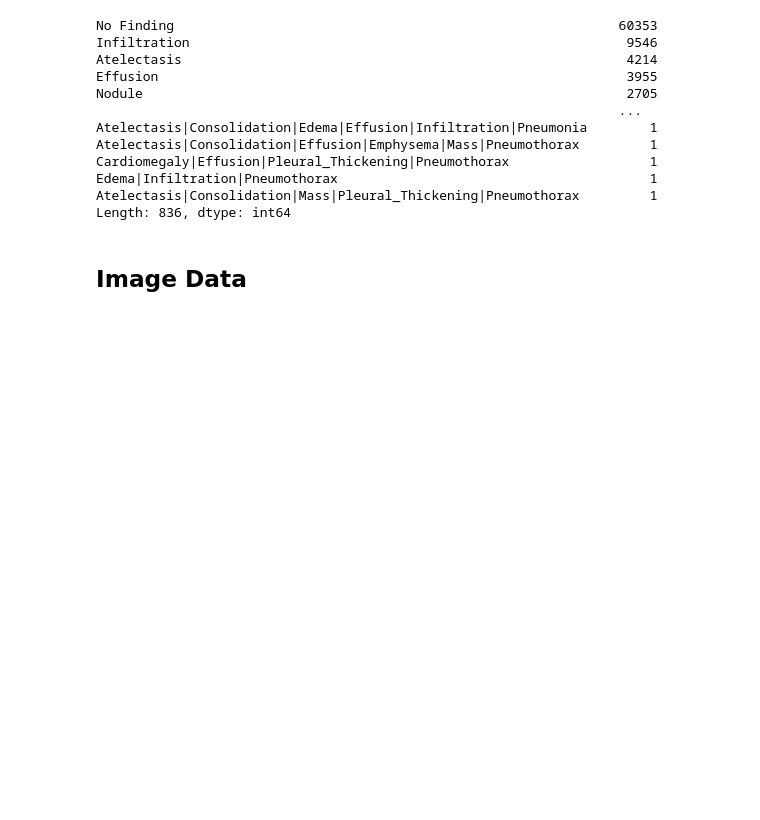
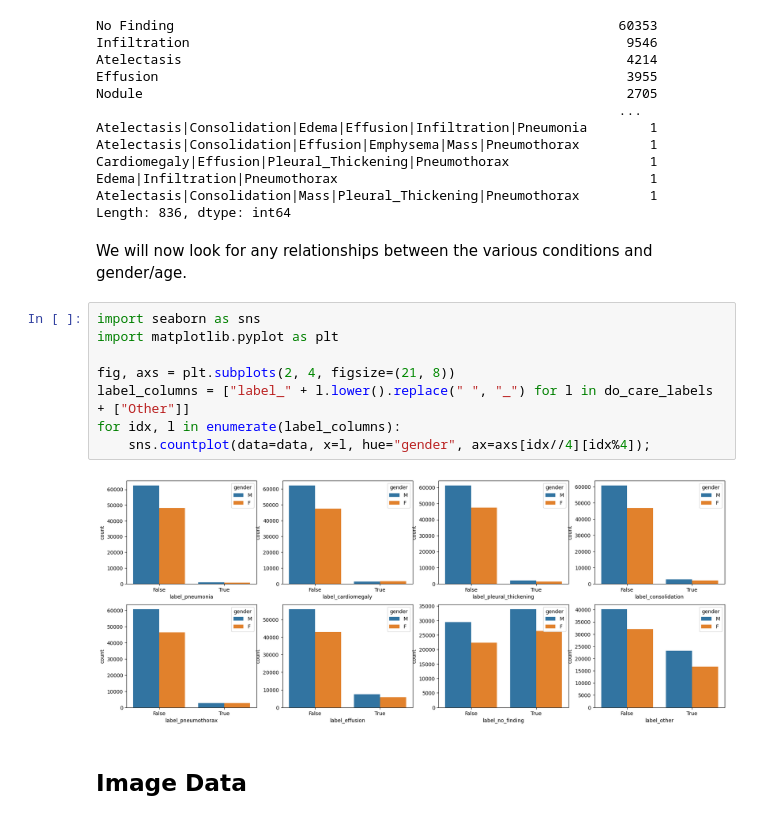
Before and after one commit to niccoulson/CXRay, a Jupyter notebook: notebooks/eda.ipynb, the cells around one changed output. Drawn from its saved outputs; the diff is of its cells as text; blank space fills up the shorter version.

Commit message:
Added some charts... need to think about it more...

```diff
--- a/notebooks/eda.ipynb
+++ b/notebooks/eda.ipynb
@@ -150,6 +150,18 @@ Cardiomegaly|Effusion|Pleural_Thickening|Pneumothorax                  1
 Edema|Infiltration|Pneumothorax                                        1
 Atelectasis|Consolidation|Mass|Pleural_Thickening|Pneumothorax         1
 Length: 836, dtype: int64
+# %% [markdown]
+We will now look for any relationships between the various conditions and gender/age.
+# %%
+import seaborn as sns
+import matplotlib.pyplot as plt
+
+fig, axs = plt.subplots(2, 4, figsize=(21, 8))
+label_columns = ["label_" + l.lower().replace(" ", "_") for l in do_care_labels + ["Other"]]
+for idx, l in enumerate(label_columns):
+    sns.countplot(data=data, x=l, hue="gender", ax=axs[idx//4][idx%4]);
+# %% [output]
+[figure, added]
 # %% [markdown]
 ## Image Data
 # %% [markdown]
```
